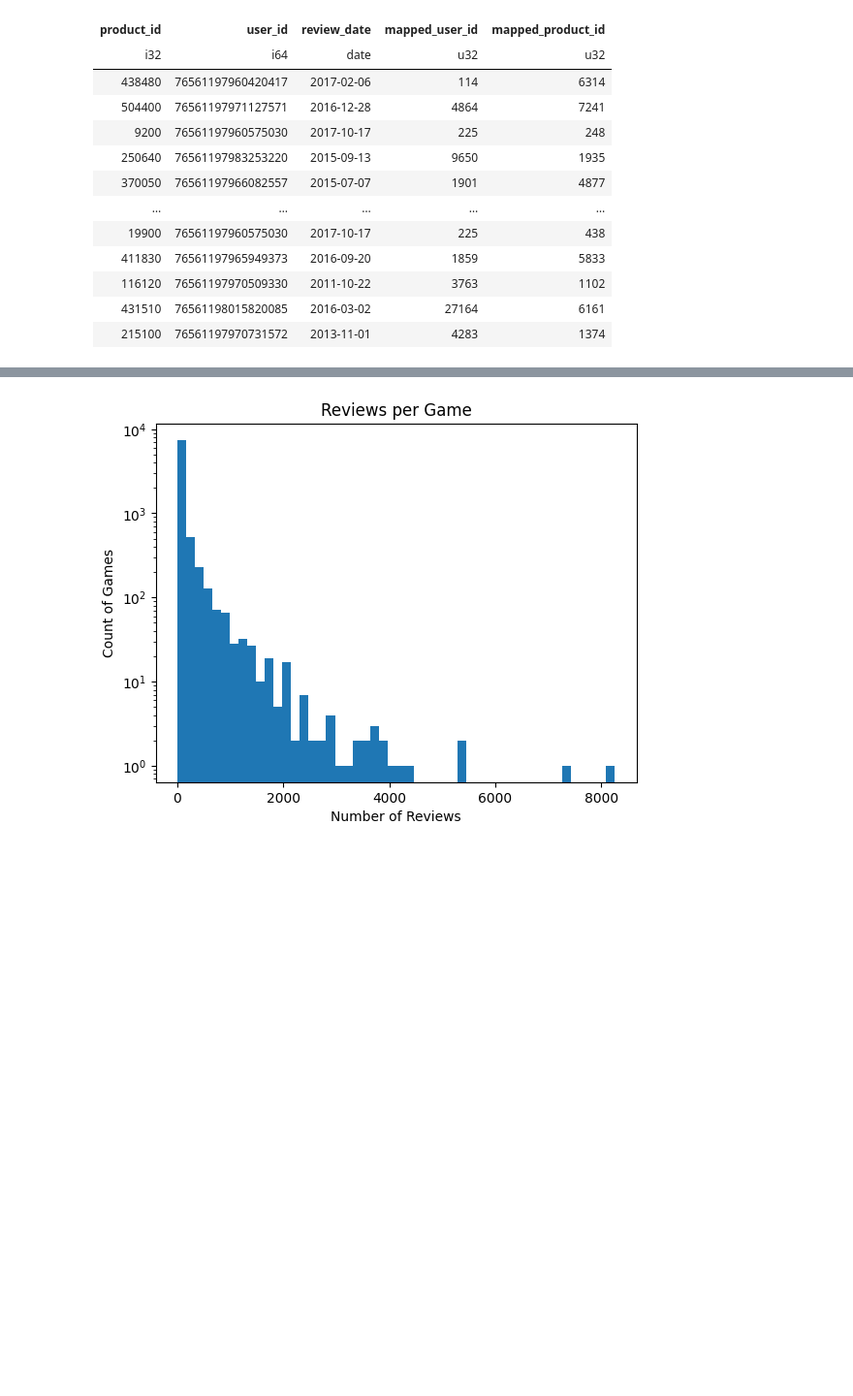
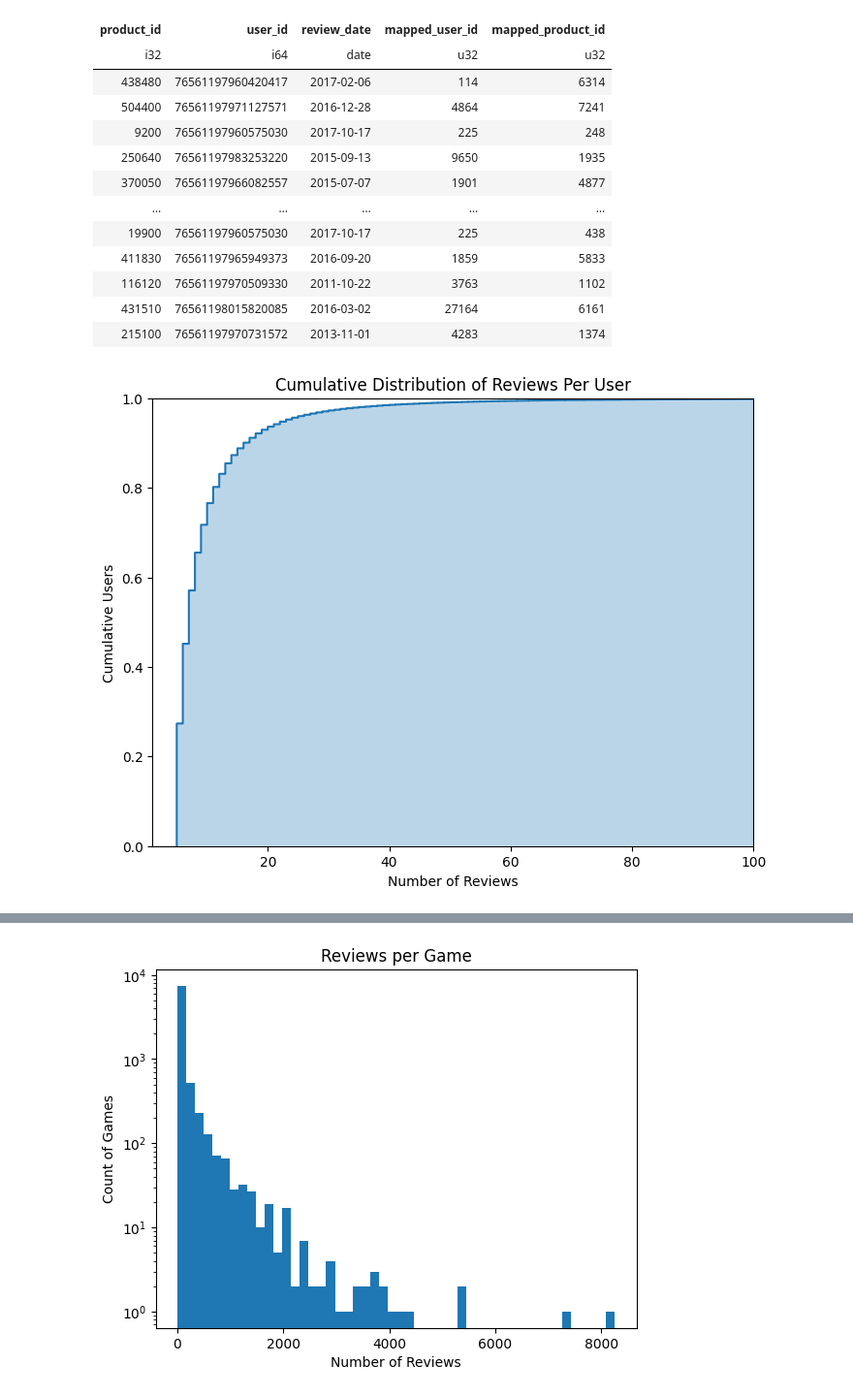
Before and after one commit to onichmath/Steam-Sequential-Recommender, a Jupyter notebook: DataExtraction.ipynb, the cells around one changed output, grey strips where cells are left out. Shown at 97% size. Drawn from its saved outputs; the diff is of its cells as text; code cells hidden in the pictures; blank space fills up the shorter version.

```diff
--- a/DataExtraction.ipynb
+++ b/DataExtraction.ipynb
@@ -331,3 +317,39 @@ def plot_hist(df, column, bins=100):
     #plt.xscale("log")
     plt.rcParams['savefig.dpi'] = 1000
     plt.savefig(f"./data/{col_str}_hist.png")
+# %%
+def plot_cdf(df, column, bins=100):
+    collected_df = df.collect()
+    if "user" in column:
+        col_str = "User"
+    else:
+        col_str = "Game"
+
+    number_reviews_per_col = (
+        collected_df
+        .group_by(column)
+        .agg(pl.count(column).alias("review_count"))
+    )
+
+    review_counts = number_reviews_per_col["review_count"].to_numpy()
+
+    plt.figure(figsize=(8, 6))
+    ecdf = sns.ecdfplot(review_counts)
+    ecdf.fill_between(ecdf.get_lines()[0].get_xdata(), ecdf.get_lines()[0].get_ydata(), alpha=0.3)
+    plt.title(f"Cumulative Distribution of Reviews Per {col_str}")
+    plt.xlabel("Number of Reviews")
+    plt.ylabel(f"Cumulative {col_str}s")
+    #plt.yscale("log")
+    if col_str == "User":
+        plt.xlim([1, 100])
+    else:
+        plt.xscale("log")
+        plt.xlim([0, 1000])
+
+    plt.rcParams['savefig.dpi'] = 1000
+    plt.savefig(f"./data/{col_str}_cdf.png")
+    plt.show()
+# %%
+plot_cdf(reviews_df, "mapped_user_id")
+# %% [output]
+[figure, added]
```
Also changed, not shown: parts of 15 cells of this notebook, 4 other files.
